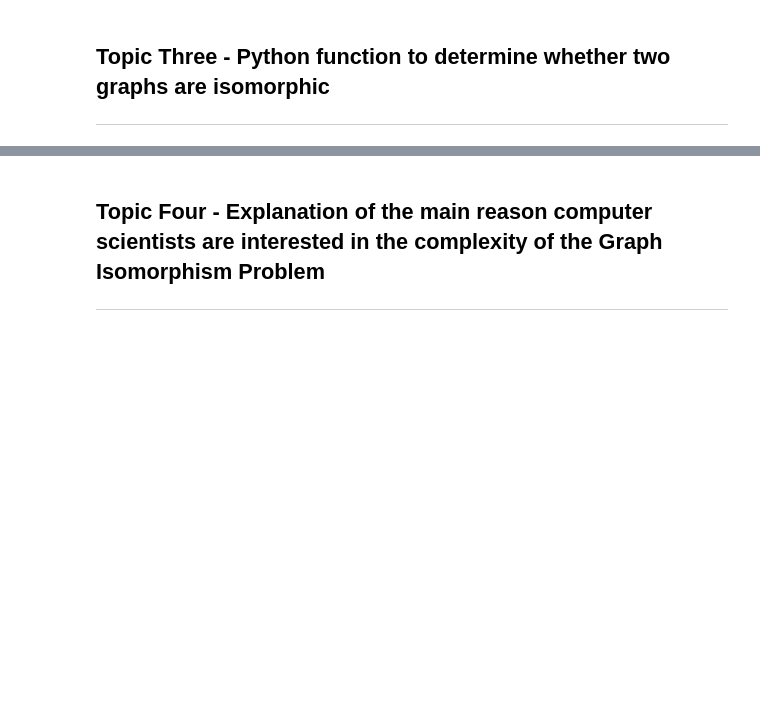
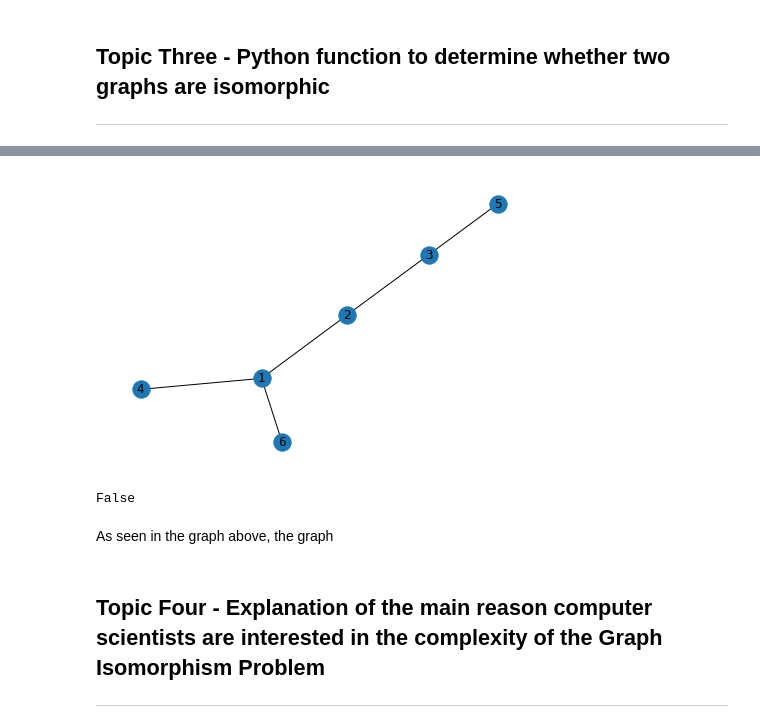
Before and after one commit to adamdalton155/GraphTheory, a Jupyter notebook: graph-isomorphism.ipynb, the cells around one changed output, grey strips where cells are left out. Cells and saved outputs as stored; diff of their text form; code cells hidden in the pictures; blank space fills up the shorter version.

Commit message:
finished graph set 1

```diff
--- a/graph-isomorphism.ipynb
+++ b/graph-isomorphism.ipynb
@@ -61,3 +60,16 @@ nx.draw(G, with_labels = 1)
+# %%
+V = nx.Graph()
+V.add_nodes_from([1, 2, 3, 4, 5, 6])
+V.add_edges_from([(1,2), (3,5), (1,4), (3,2), (1,6)])
+nx.draw(V, with_labels = 1)
+# %% [output]
+[figure, added]
+# %%
+nx.is_isomorphic(G,V)
+# %% [output]
+False
+# %% [markdown]
+As seen in the graph above, the graph
 # %% [markdown]
 <h2>Topic Four - Explanation of the main reason computer scientists are interested in the complexity of the Graph Isomorphism Problem</h2>
 <hr>
```
Also changed, not shown: parts of 2 cells of this notebook.
